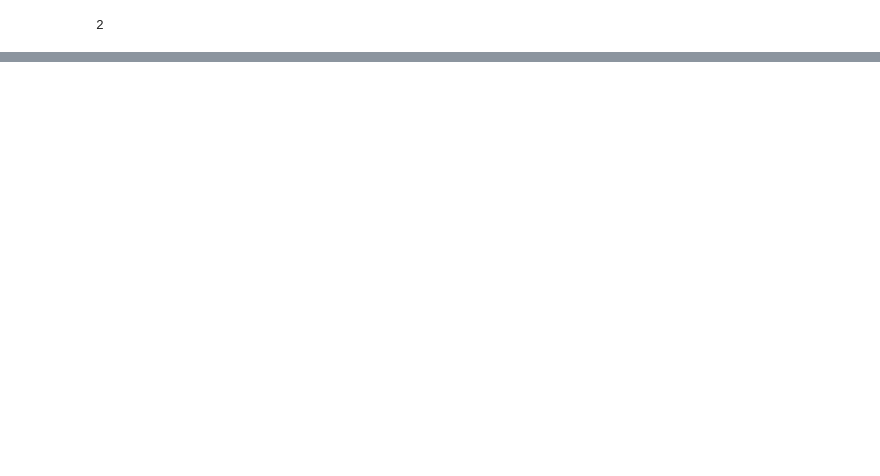
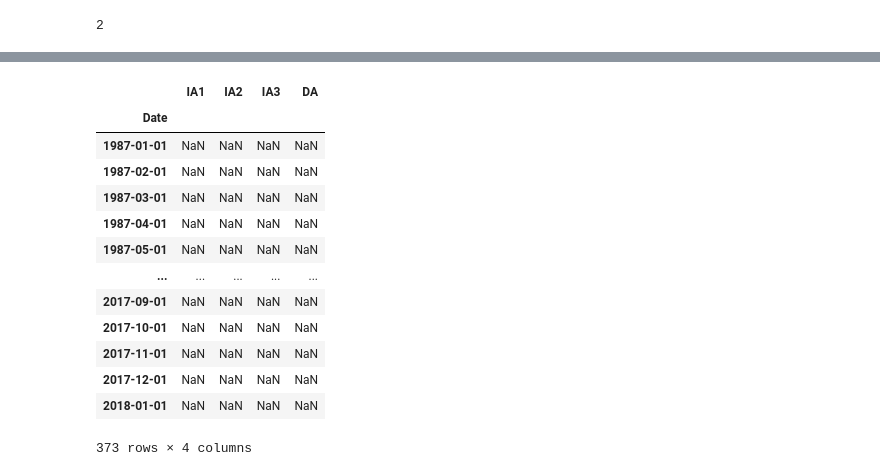
Before and after one commit to 7u7unn/ML-SMT5, a Jupyter notebook: MLP2/preprocessing.ipynb, the cells around one changed output, grey strips where cells are left out. Cells and saved outputs as stored; diff of their text form; code cells hidden in the pictures; blank space fills up the shorter version.

```diff
--- a/MLP2/preprocessing.ipynb
+++ b/MLP2/preprocessing.ipynb
@@ -233,0 +246,3 @@ n_unique
+# %%
+month_df = pd.read_csv('/home/jundial/Learning/ML_learning/codes/MLP2/Preprocessing/Electric_Production.csv')
+month_df.info()
@@ -233,0 +268,5 @@ n_unique
+# %%
+month_df.columns=['Date', 'Demand']
+month_df.set_index(pd.to_datetime(month_df.Date, format='%m/%d/%Y'),inplace=True)
+month_df.drop(columns=['Date'], inplace=True)
+month_df.head()
@@ -233,0 +281,19 @@ n_unique
+# %%
+attributes_dic={'IA1':'Average demand of the month','IA2':'Slope of change for the demand of the month','IA3': 'Average demands of months t-2, t-3 and t-4','DA': 'Demand of month t'}
+predict_df =pd.DataFrame(index=month_df.iloc[24:].index,columns=attributes_dic.keys())
+predict_df
+# %% [output]
+|  | IA1 | IA2 | IA3 | DA |
+| Date |  |  |  |  |
+| 1987-01-01 | NaN | NaN | NaN | NaN |
+| 1987-02-01 | NaN | NaN | NaN | NaN |
+| 1987-03-01 | NaN | NaN | NaN | NaN |
+| 1987-04-01 | NaN | NaN | NaN | NaN |
+| 1987-05-01 | NaN | NaN | NaN | NaN |
+| ... | ... | ... | ... | ... |
+| 2017-09-01 | NaN | NaN | NaN | NaN |
+| 2017-10-01 | NaN | NaN | NaN | NaN |
+| 2017-11-01 | NaN | NaN | NaN | NaN |
+| 2017-12-01 | NaN | NaN | NaN | NaN |
+| 2018-01-01 | NaN | NaN | NaN | NaN |
+373 rows × 4 columns
```
Also changed, not shown: parts of 32 cells of this notebook, 5 other files.
